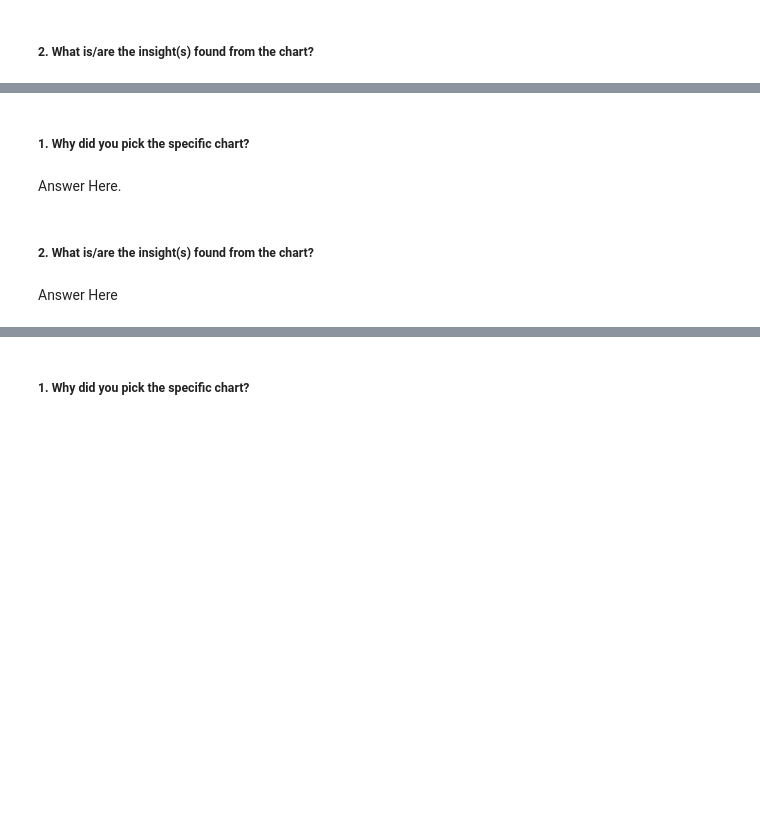
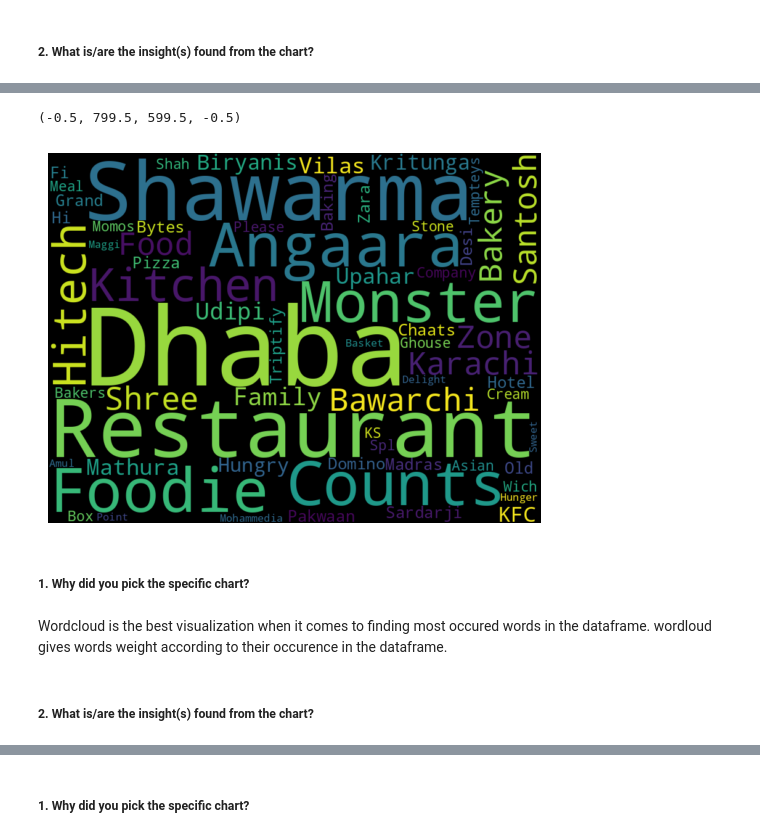
Before and after one commit to adityapatil4141/Zomato-restaurant-clustering-and-sentiment-analysis, a Jupyter notebook: ZOMATO_RESTAURANT_CLUSTERING_AND_SENTIMENT_ANALYSIS.ipynb, the cells around one changed output, grey strips where cells are left out. Saved outputs shown, nothing was run; the diff lists cells and outputs as text; code cells hidden in the pictures; blank space fills up the shorter version.

```diff
--- a/ZOMATO_RESTAURANT_CLUSTERING_AND_SENTIMENT_ANALYSIS.ipynb
+++ b/ZOMATO_RESTAURANT_CLUSTERING_AND_SENTIMENT_ANALYSIS.ipynb
@@ -467,8 +470,16 @@ Answer Here
+# %%
+# Generated wordcloud for words which affordable restaurants uses the most.
+affordable_restaurants_wordcolud = ' '.join(names for names in df_names.sort_values('Cost',ascending=False)['Restaurant'].tail(30))
+wordcloud = WordCloud(width=800,height=600,collocations=False,background_color='black').generate(affordable_restaurants_wordcolud)
+plt.imshow(wordcloud,interpolation='bilinear')
+plt.axis('off')
+# %% [output]
+(-0.5, 799.5, 599.5, -0.5)
+[figure, added]
 # %% [markdown]
 ##### 1. Why did you pick the specific chart?
-# %% [markdown]
-Answer Here.
+# %% [markdown]
+Wordcloud is the best visualization when it comes to finding most occured words in the dataframe.
+wordloud gives words weight according to their occurence in the dataframe.
 # %% [markdown]
 ##### 2. What is/are the insight(s) found from the chart?
-# %% [markdown]
-Answer Here
```
Also changed, not shown: parts of 75 cells of this notebook.
